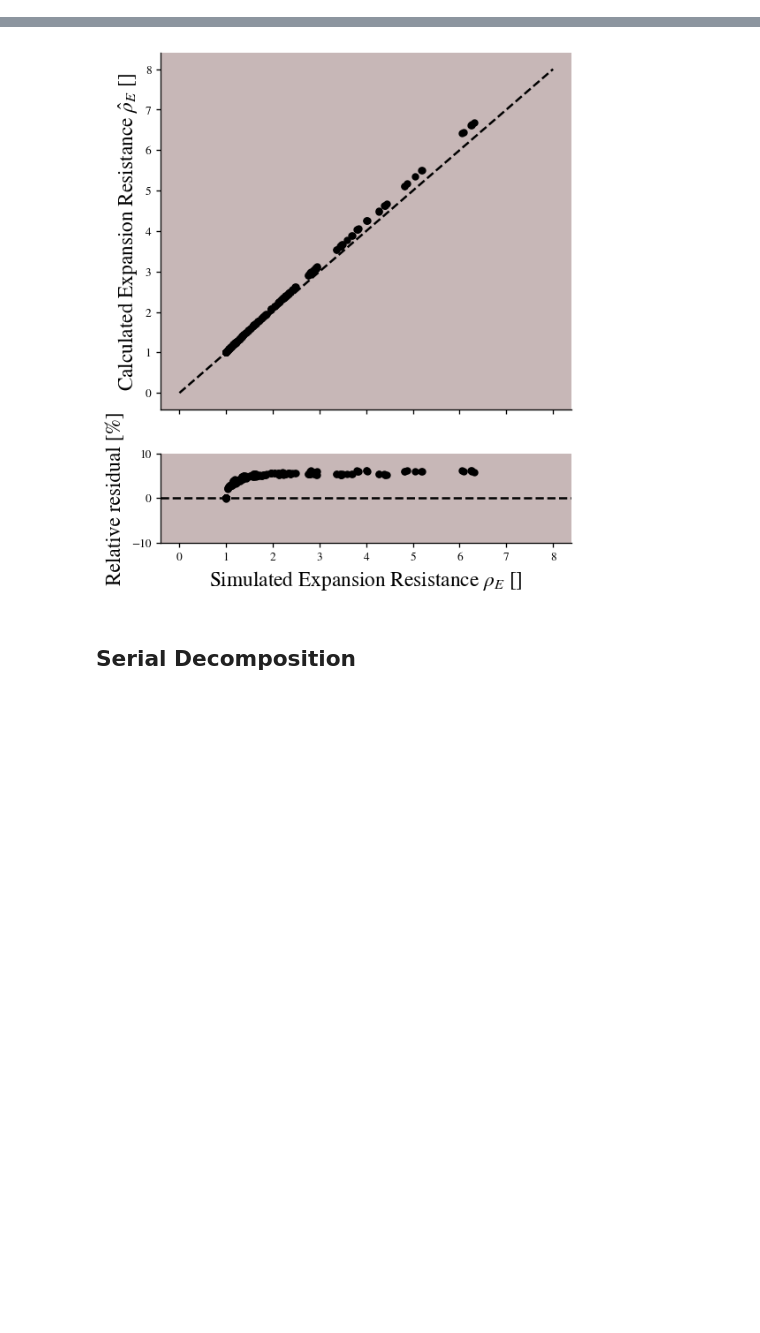
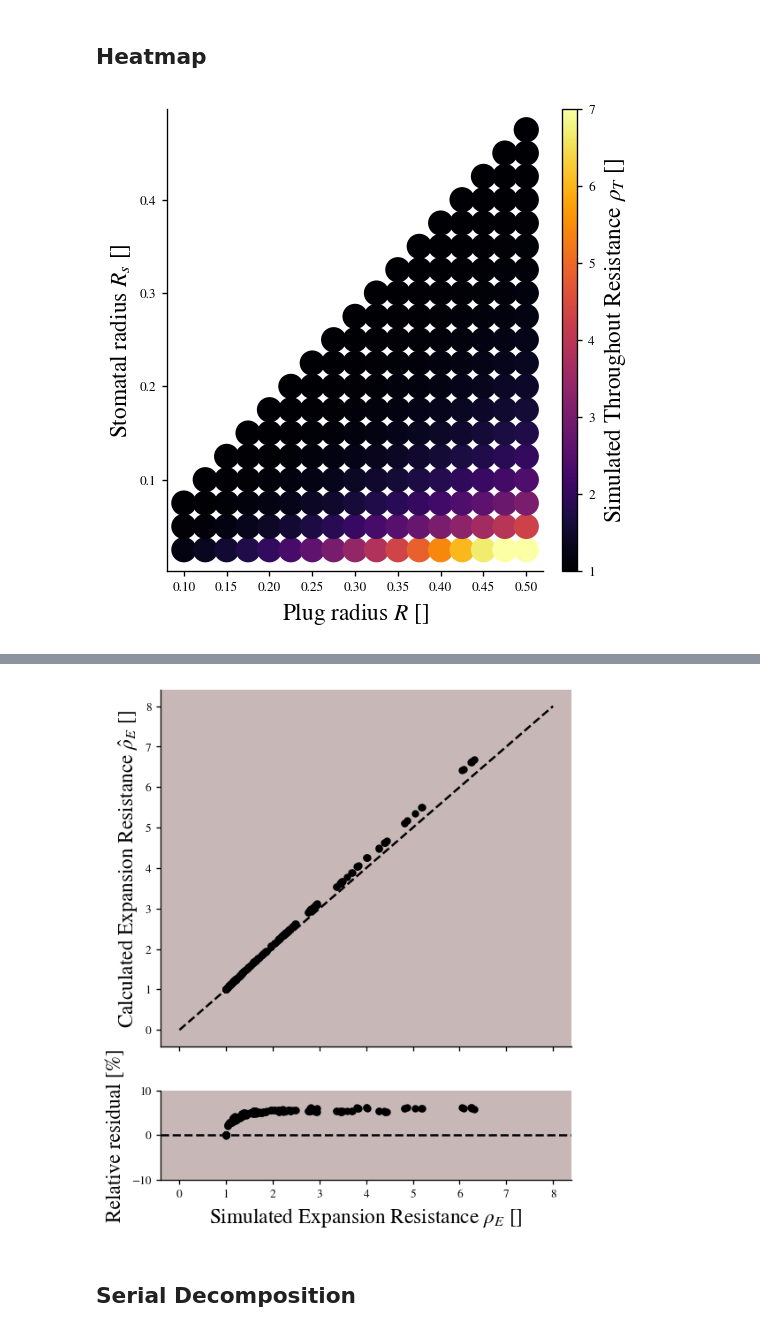
Before and after one commit to andreas-stillits/MasterThesis, a Jupyter notebook: scripts/plots/diffusion.ipynb, the cells around one changed output, grey strips where cells are left out. Drawn from its saved outputs; the diff is of its cells as text; code cells hidden in the pictures; blank space fills up the shorter version.

```diff
--- a/scripts/plots/diffusion.ipynb
+++ b/scripts/plots/diffusion.ipynb
@@ -27,0 +21,3 @@ df.head()
+# %%
+df_ = load_dataframe("/home/andreasstillits/coding/MasterThesis/.final/pipes/experiments/results.csv")
+df_.head()
@@ -27,0 +31,17 @@ df.head()
+# %% [markdown]
+## Heatmap
+# %%
+
+
+fig, ax = plt.subplots(figsize=(5, 5))
+sc = ax.scatter(df_["plug_aspect"], df_["stomatal_aspect"], c=df_["resistance_mean"], cmap=CMAP, vmin=1, vmax=7, marker="o", s=200)
+cbar = fig.colorbar(sc, pad=0.04, aspect=30)
+cbar.set_label(r"Simulated Throughout Resistance $\rho_T$ []", fontsize=fs)
+ax.set_xlabel(r"Plug radius $R$ []", fontsize=fs)
+ax.set_ylabel(r"Stomatal radius $R_s$ []", fontsize=fs)
+despine(ax)
+
+save(fig, "./saved/expansion_heatmap.pdf")
+plt.show()
+# %% [output]
+[figure, added]
```
Also changed, not shown: parts of 13 cells of this notebook, 4 other files.
